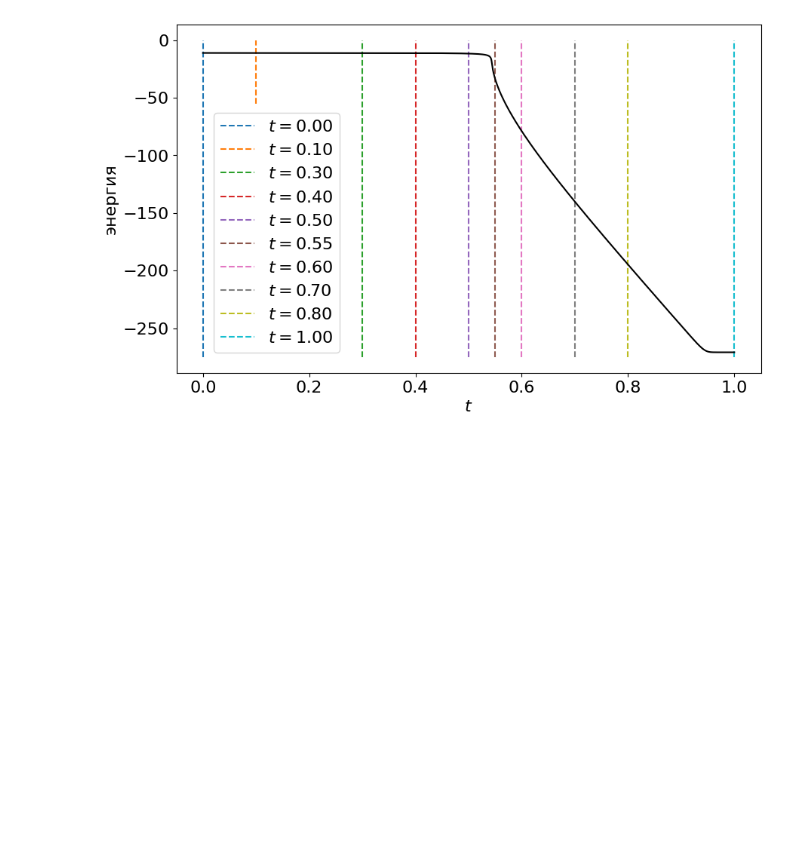
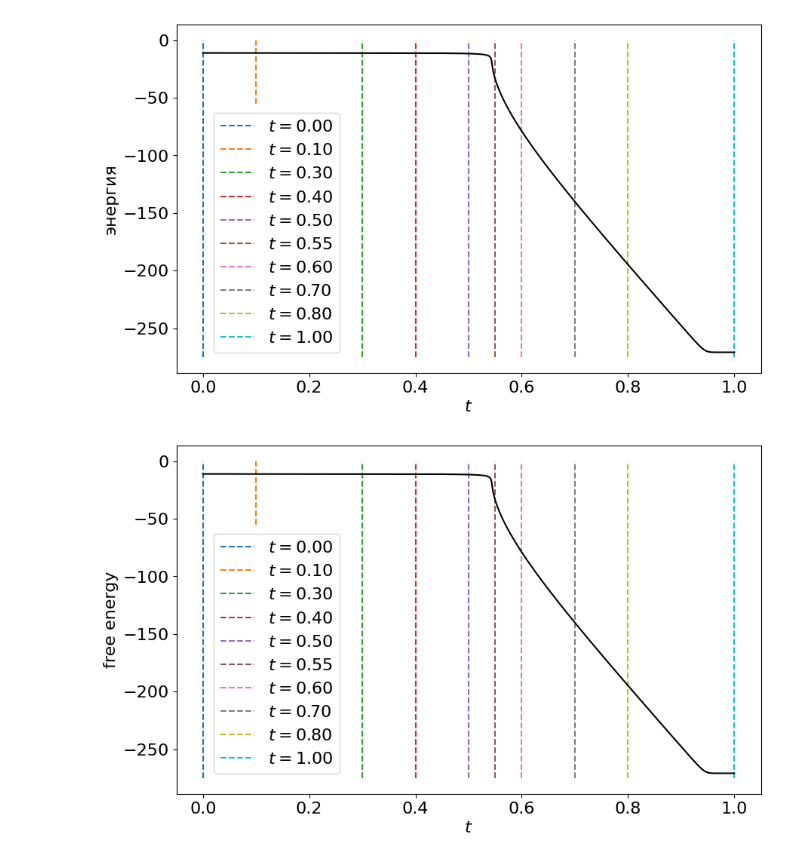
Before and after one commit to ponomarevandr/disruption, a Jupyter notebook: one_dim_problem/experiments/free_energy/free_energy_new.ipynb, the cells around one changed output. Drawn from its saved outputs; the diff is of its cells as text; code cells hidden in the pictures; blank space fills up the shorter version.

Commit message:
The english versions of the figures added

```diff
--- a/one_dim_problem/experiments/free_energy/free_energy_new.ipynb
+++ b/one_dim_problem/experiments/free_energy/free_energy_new.ipynb
@@ -70,3 +70,23 @@ model_total = model_from_file('data/model_total.csv')
 energy_plot(model_total, [0, 0.1, 0.3, 0.4, 0.5, 0.55, 0.6, 0.7, 0.8, 1])
 # %% [output]
 [figure]
+# %%
+def energy_plot_english(model, times):
+    ts = np.arange(model.df_phi.shape[0]) * model.params['dt_data']
+    plt.figure(figsize=(10, 6))
+    plt.xlabel('$t$')
+    plt.ylabel('free energy')
+    for t in times:
+        if 0.05 < t < 0.25:
+            plt.plot([t, t], [-55, 0], '--')
+        else:
+            plt.plot([t, t], [-275, 0], '--')
+    plt.plot(ts, model.phi[:, 0], color='black')
+    plt.legend(['$t = {:.2f}$'.format(t) for t in times],
+               bbox_to_anchor=(0.05, 0.77), loc="upper left")
+    plt.show()
+# %%
+model_total = model_from_file('data/model_total.csv')
+energy_plot_english(model_total, [0, 0.1, 0.3, 0.4, 0.5, 0.55, 0.6, 0.7, 0.8, 1])
+# %% [output]
+[figure, added]
```
Also changed, not shown: 11 other files.
